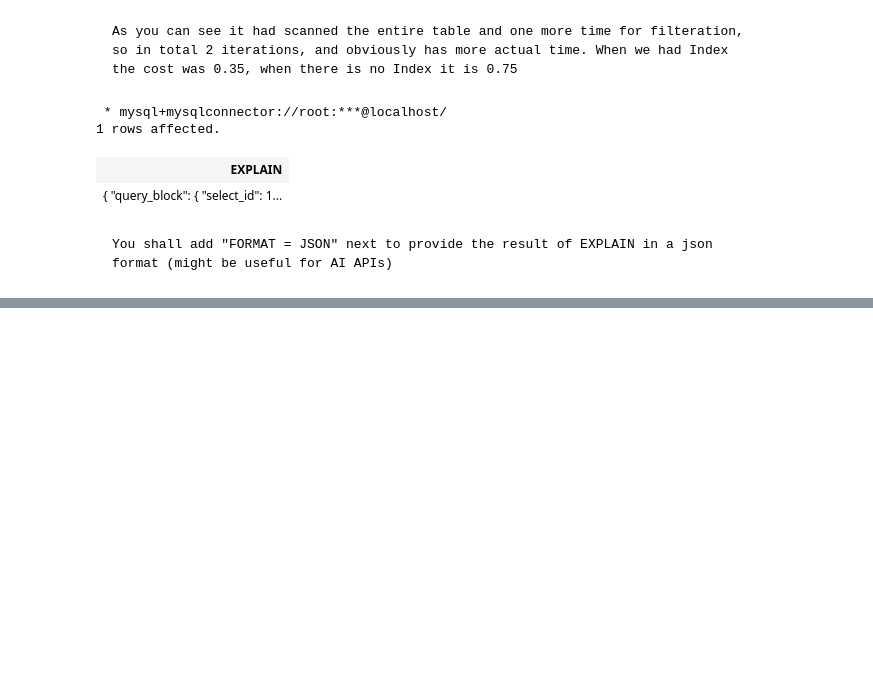
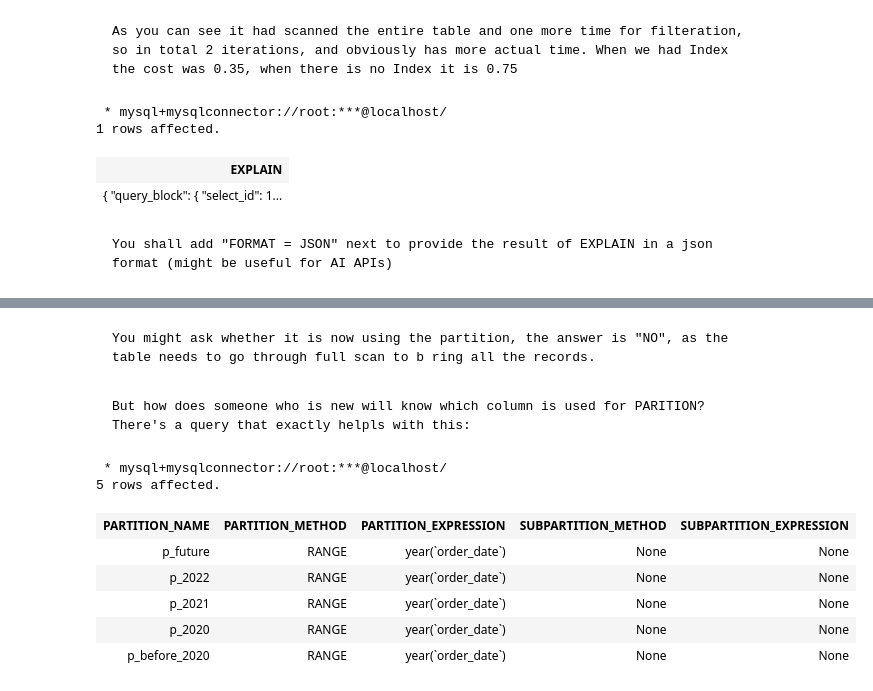
Before and after one commit to LShreeChaithanya/Solid_fundamentals_SQL, a Jupyter notebook: sql_learning.ipynb, the cells around one changed output, grey strips where cells are left out. Drawn from its saved outputs; the diff is of its cells as text; code cells hidden in the pictures; blank space fills up the shorter version.

```diff
--- a/sql_learning.ipynb
+++ b/sql_learning.ipynb
@@ -3897,0 +4028,25 @@ SELECT * FROM CUSTOMERS WHERE email='john@example.com' ;
+# %% [markdown]
+    You might ask whether it is now using the partition, the answer is "NO", as the table needs to go through full scan to b ring all the records.
+# %% [markdown]
+    But how does someone who is new will know which column is used for PARITION? There's a query that exactly helpls with this:
+# %%
+%%sql
+
+SELECT
+    PARTITION_NAME,
+    PARTITION_METHOD,
+    PARTITION_EXPRESSION,
+    SUBPARTITION_METHOD,
+    SUBPARTITION_EXPRESSION
+FROM information_schema.PARTITIONS
+WHERE TABLE_SCHEMA = 'UBER'
+  AND TABLE_NAME   = 'orders';
+# %% [output]
+ * mysql+mysqlconnector://root:***@localhost/
+5 rows affected.
+| PARTITION_NAME | PARTITION_METHOD | PARTITION_EXPRESSION | SUBPARTITION_METHOD | SUBPARTITION_EXPRESSION |
+| p_future | RANGE | year(`order_date`) | None | None |
+| p_2022 | RANGE | year(`order_date`) | None | None |
+| p_2021 | RANGE | year(`order_date`) | None | None |
+| p_2020 | RANGE | year(`order_date`) | None | None |
+| p_before_2020 | RANGE | year(`order_date`) | None | None |
```
Also changed, not shown: parts of 59 cells of this notebook.
